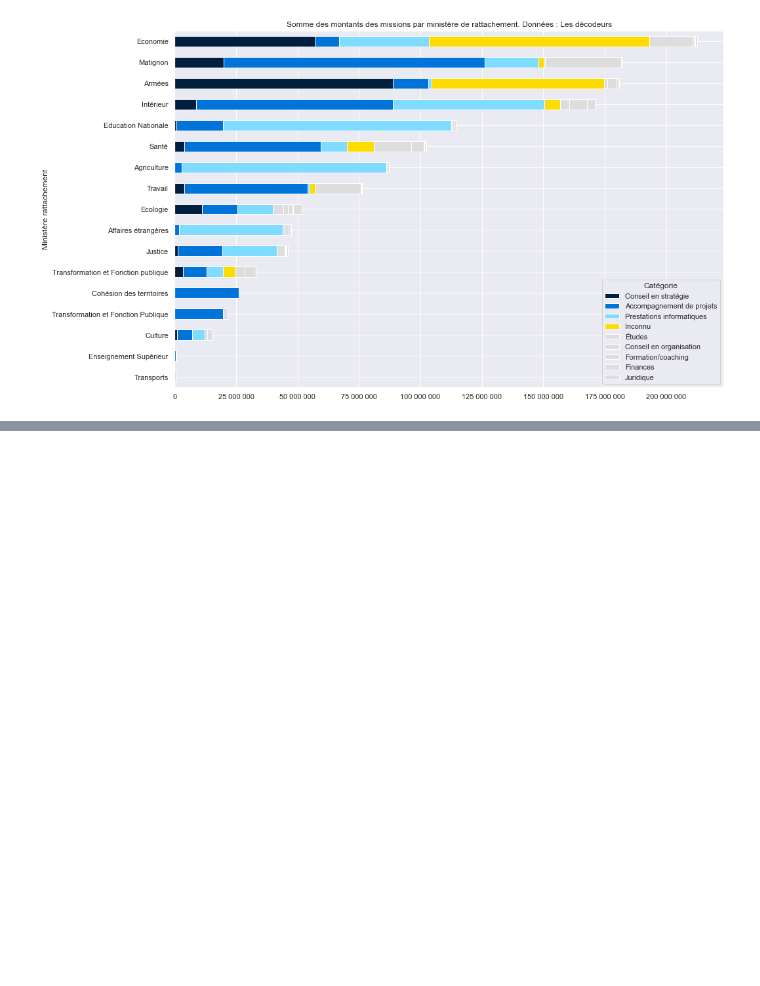
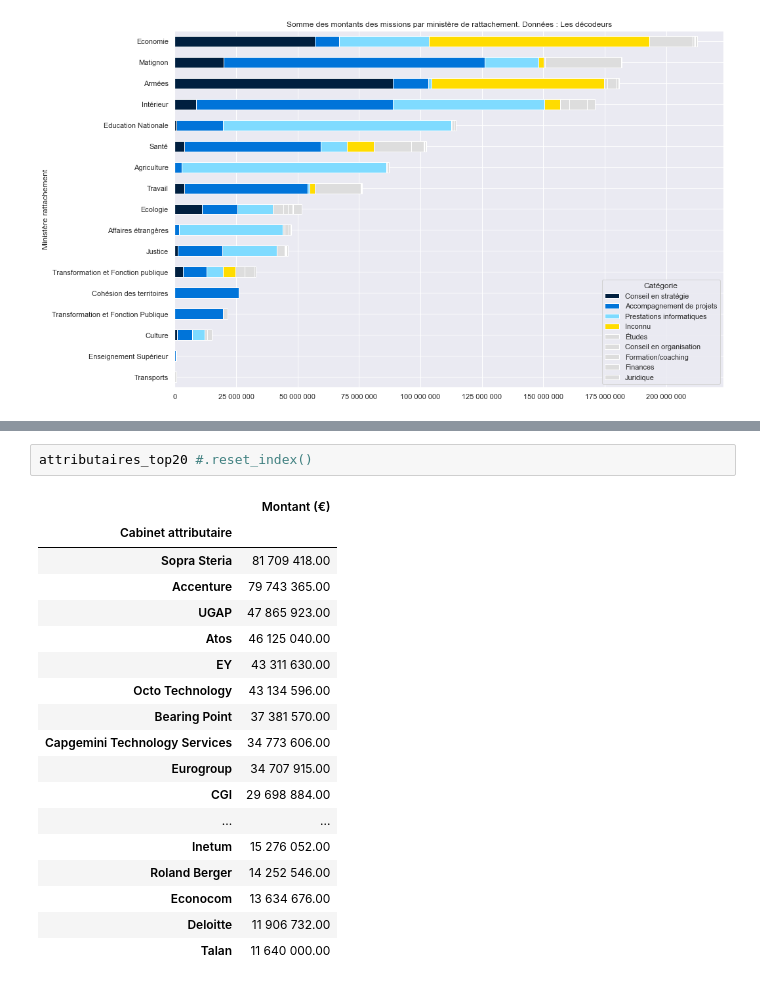
Before and after one commit to taniki/notebooks, a Jupyter notebook: sénat - cabinets de conseil/décodeurs.ipynb, the cells around one changed output, grey strips where cells are left out. Drawn from its saved outputs; the diff is of its cells as text; blank space fills up the shorter version.

```diff
--- a/sénat - cabinets de conseil/décodeurs.ipynb
+++ b/sénat - cabinets de conseil/décodeurs.ipynb
@@ -369,0 +425,21 @@ categories_dist
+# %%
+attributaires_top20 #.reset_index()
+# %% [output]
+|  | Montant (€) |
+| Cabinet attributaire |  |
+| Sopra Steria | 81 709 418.00 |
+| Accenture | 79 743 365.00 |
+| UGAP | 47 865 923.00 |
+| Atos | 46 125 040.00 |
+| EY | 43 311 630.00 |
+| Octo Technology | 43 134 596.00 |
+| Bearing Point | 37 381 570.00 |
+| Capgemini Technology Services | 34 773 606.00 |
+| Eurogroup | 34 707 915.00 |
+| CGI | 29 698 884.00 |
+| ... | ... |
+| Inetum | 15 276 052.00 |
+| Roland Berger | 14 252 546.00 |
+| Econocom | 13 634 676.00 |
+| Deloitte | 11 906 732.00 |
+| Talan | 11 640 000.00 |
```
Also changed, not shown: parts of 12 cells of this notebook.
